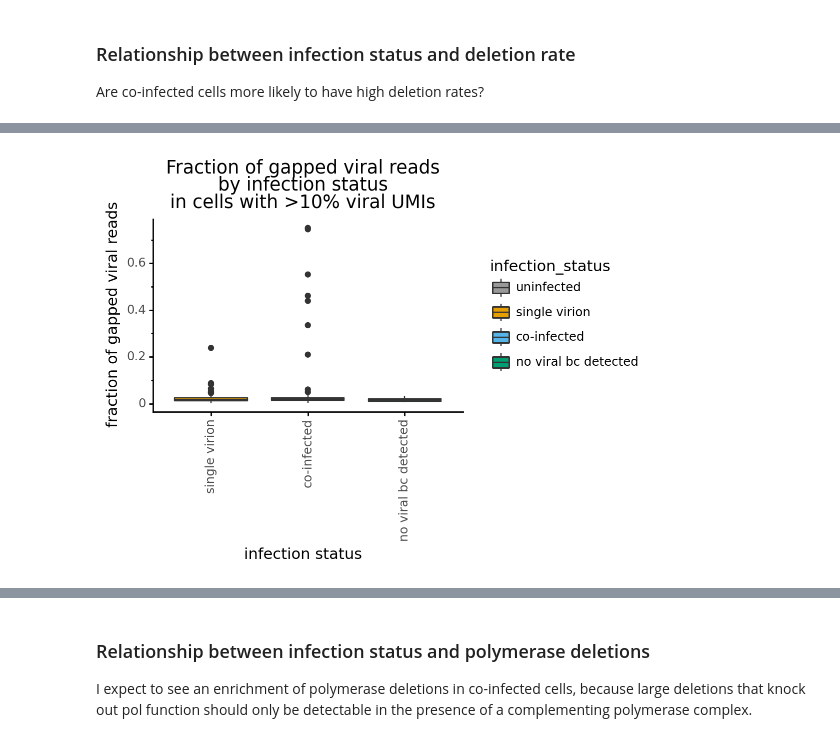
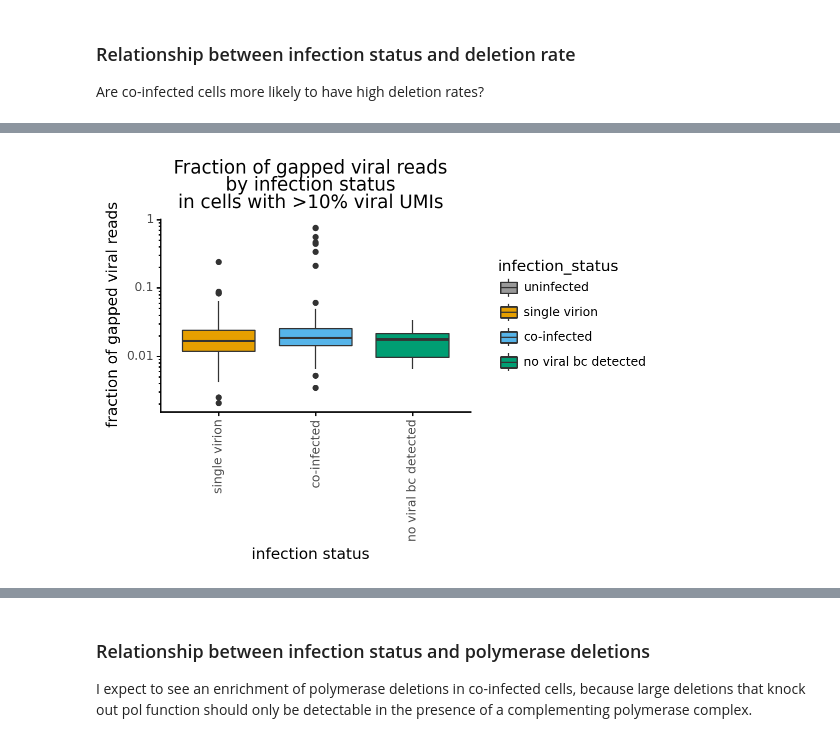
Before and after one commit to jbloomlab/barcoded_flu_pdmH1N1, a Jupyter notebook: analyze_cell_gene_matrix.ipynb, the cells around one changed output, grey strips where cells are left out. Cells and saved outputs as stored; diff of their text form; code cells hidden in the pictures.

```diff
--- a/analyze_cell_gene_matrix.ipynb
+++ b/analyze_cell_gene_matrix.ipynb
@@ -1295,15 +1311,16 @@ _ = p.draw(position_dodge2(width = 0.1))
 # %%
 p = (ggplot(adata.obs.query(f'n_raw_flu_reads > {raw_flu_read_threshold} and not filtered and viral_UMI_frac > 0.1'),
             aes(x='infection_status', y='frac_gapped_flu_reads', fill='infection_status')) +
      geom_boxplot() +
      theme(figure_size=(4, 2.5),
            axis_text_x=element_text(angle=90)) +
      ggtitle('Fraction of gapped viral reads\nby infection status\nin cells with >10% viral UMIs') +
      ylab('fraction of gapped viral reads') +
      xlab('infection status') +
-     scale_fill_manual(values=cbpalette[0:])
+     scale_fill_manual(values=cbpalette[0:]) +
+     scale_y_log10()
      )
 
 _ = p.draw(position_dodge2(width = 0.1))
 # %% [output]
-[figure, old version]
+[figure, new version]
```
Also changed, not shown: parts of 10 cells of this notebook.
